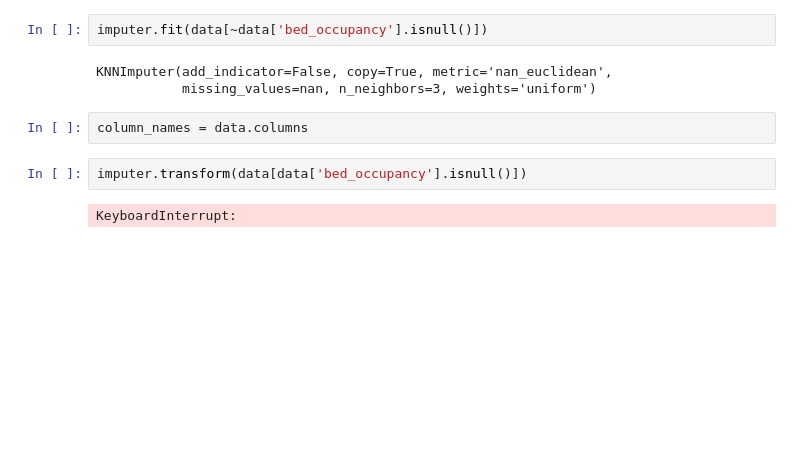
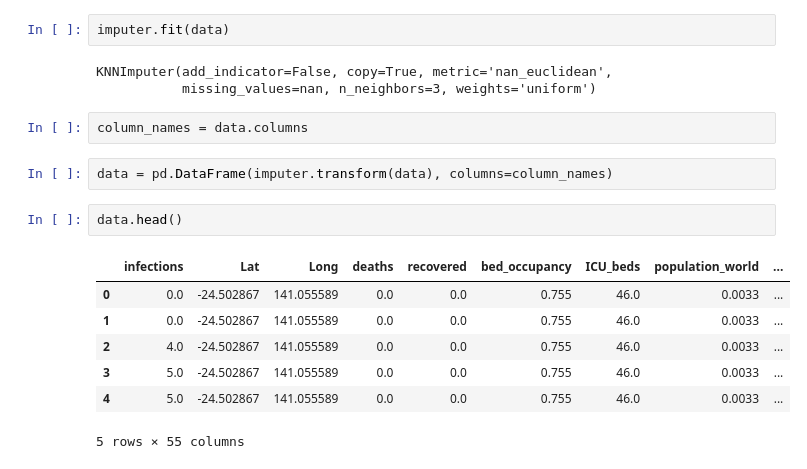
Before and after one commit to paulozk/corona, a Jupyter notebook: notebooks/data_preprocessing.ipynb, the cells around one changed output. Drawn from its saved outputs; the diff is of its cells as text; blank space fills up the shorter version.

```diff
--- a/notebooks/data_preprocessing.ipynb
+++ b/notebooks/data_preprocessing.ipynb
@@ -44,13 +43,21 @@ sns.heatmap(data.corr(), cmap='hot', ax=ax)
 from sklearn.impute import KNNImputer
 imputer = KNNImputer(n_neighbors=3)
 # %%
-imputer.fit(data[~data['bed_occupancy'].isnull()])
+imputer.fit(data)
 # %% [output]
 KNNImputer(add_indicator=False, copy=True, metric='nan_euclidean',
            missing_values=nan, n_neighbors=3, weights='uniform')
 # %%
 column_names = data.columns
-# %%
-imputer.transform(data[data['bed_occupancy'].isnull()])
-# %% [output]
-KeyboardInterrupt:
+# %%
+data = pd.DataFrame(imputer.transform(data), columns=column_names)
+# %%
+data.head()
+# %% [output]
+|  | infections | Lat | Long | deaths | recovered | bed_occupancy | ICU_beds | population_world | ... |
+| 0 | 0.0 | -24.502867 | 141.055589 | 0.0 | 0.0 | 0.755 | 46.0 | 0.0033 | ... |
+| 1 | 0.0 | -24.502867 | 141.055589 | 0.0 | 0.0 | 0.755 | 46.0 | 0.0033 | ... |
+| 2 | 4.0 | -24.502867 | 141.055589 | 0.0 | 0.0 | 0.755 | 46.0 | 0.0033 | ... |
+| 3 | 5.0 | -24.502867 | 141.055589 | 0.0 | 0.0 | 0.755 | 46.0 | 0.0033 | ... |
+| 4 | 5.0 | -24.502867 | 141.055589 | 0.0 | 0.0 | 0.755 | 46.0 | 0.0033 | ... |
+5 rows × 55 columns
```
Also changed, not shown: parts of 5 cells of this notebook.
